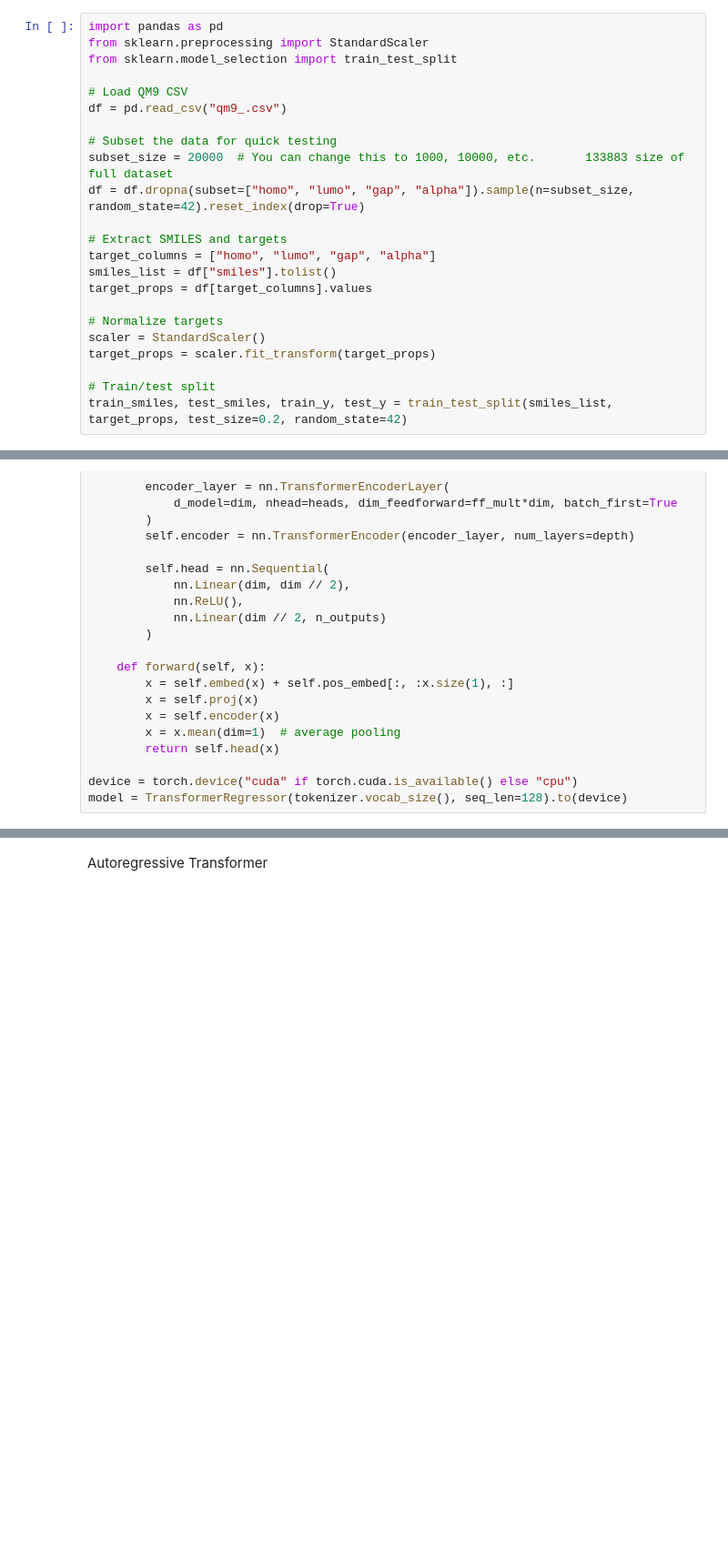
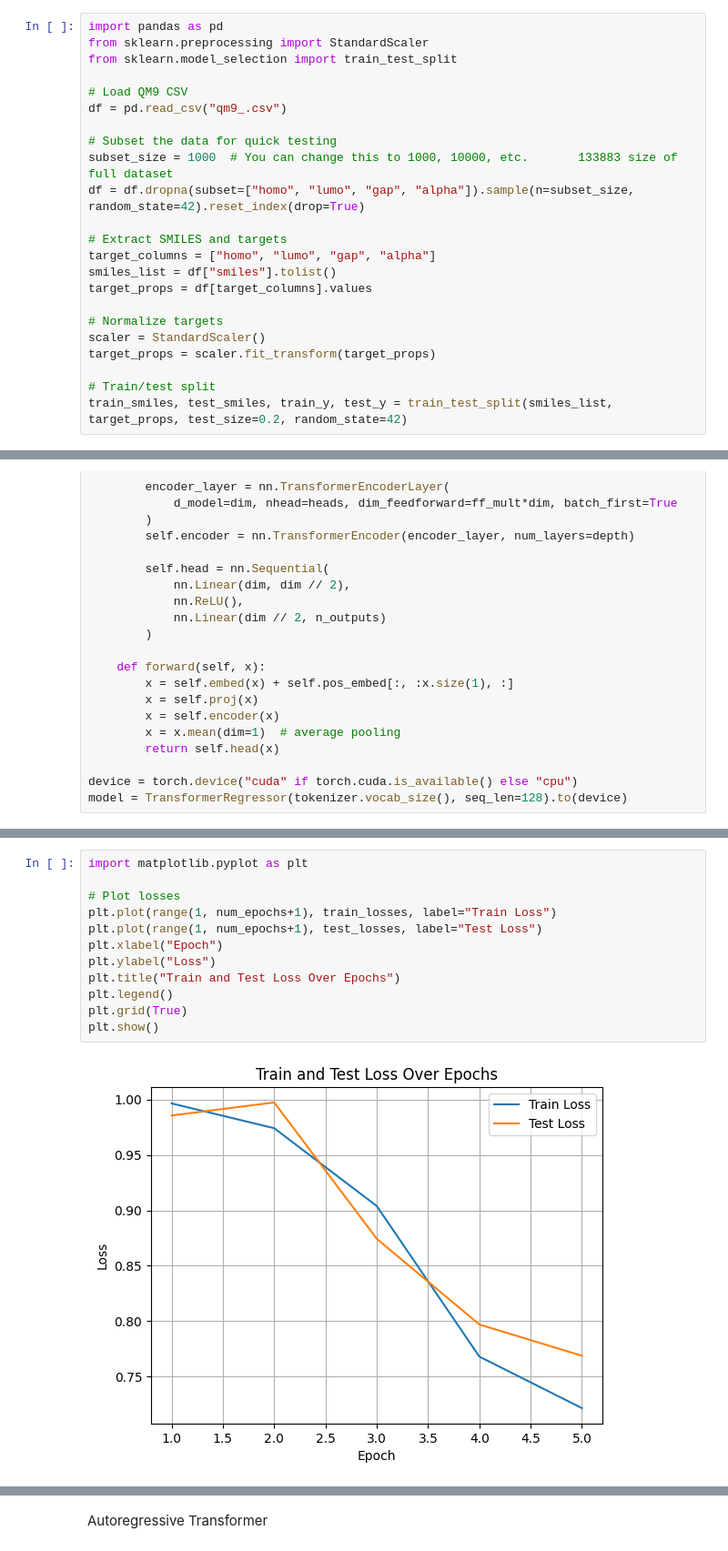
Before and after one commit to WeaverC20/NEMSTransformer, a Jupyter notebook: Project.ipynb, the cells around one changed output, grey strips where cells are left out. Shown at 91% size. Drawn from its saved outputs; the diff is of its cells as text; blank space fills up the shorter version.

```diff
--- a/Project.ipynb
+++ b/Project.ipynb
@@ -20,7 +20,7 @@ from sklearn.model_selection import train_test_split
 df = pd.read_csv("qm9_.csv")
 
 # Subset the data for quick testing
-subset_size = 20000  # You can change this to 1000, 10000, etc.       133883 size of full dataset
+subset_size = 1000  # You can change this to 1000, 10000, etc.       133883 size of full dataset
 df = df.dropna(subset=["homo", "lumo", "gap", "alpha"]).sample(n=subset_size, random_state=42).reset_index(drop=True)
 
 # Extract SMILES and targets
@@ -144 +174,15 @@ Epoch 5 | Loss: 0.3084
+# %%
+import matplotlib.pyplot as plt
+
+# Plot losses
+plt.plot(range(1, num_epochs+1), train_losses, label="Train Loss")
+plt.plot(range(1, num_epochs+1), test_losses, label="Test Loss")
+plt.xlabel("Epoch")
+plt.ylabel("Loss")
+plt.title("Train and Test Loss Over Epochs")
+plt.legend()
+plt.grid(True)
+plt.show()
+# %% [output]
+[figure, added]
 # %%
```
Also changed, not shown: parts of 5 cells of this notebook.
